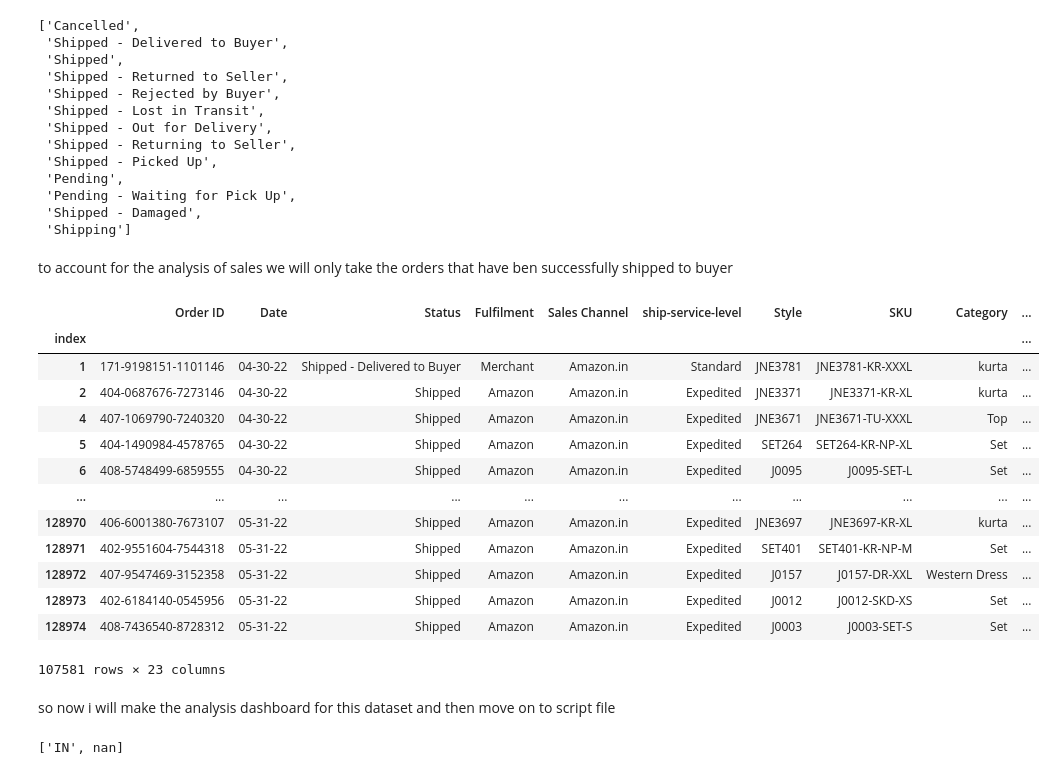
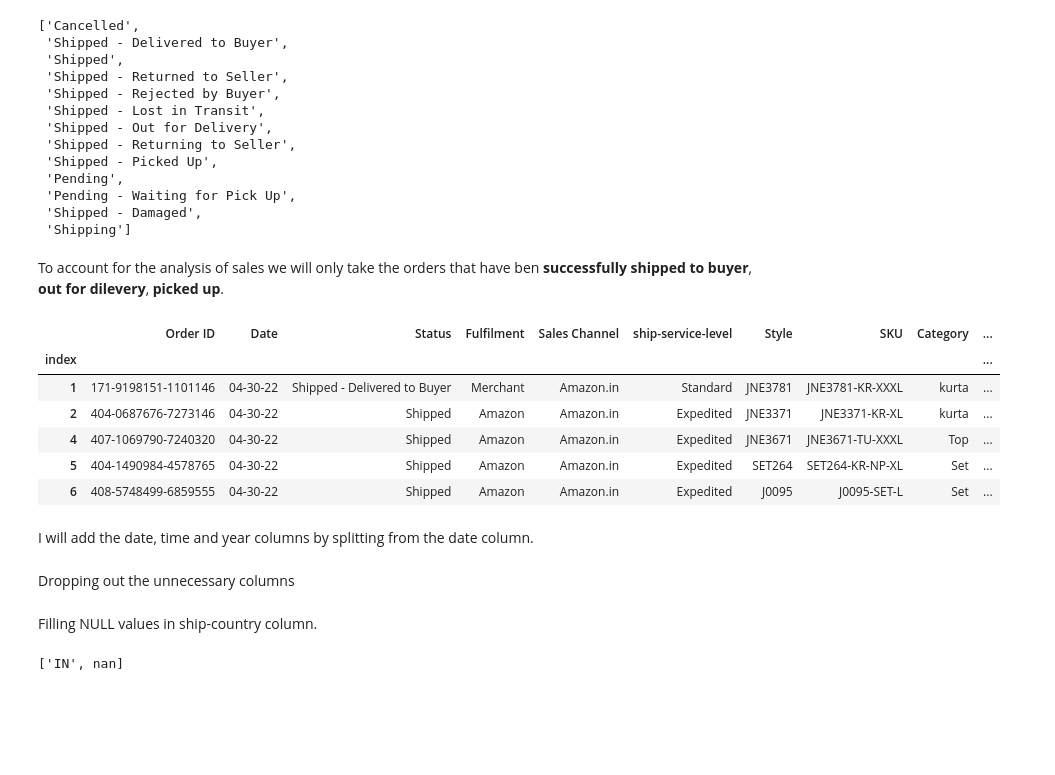
Before and after one commit to RookieCoder12/DevArena-Week-6, a Jupyter notebook: dashboard.ipynb, the cells around one changed output. Cells and saved outputs as stored; diff of their text form; code cells hidden in the pictures; blank space fills up the shorter version.

Commit message:
modified: dashboard.ipynb; structured the file and added visualizations

```diff
--- a/dashboard.ipynb
+++ b/dashboard.ipynb
@@ -86,35 +76,33 @@ df_amazon["Status"].unique().tolist()
  'Shipped - Damaged',
  'Shipping']
 # %% [markdown]
-to account for the analysis of sales we will only take the orders that have ben successfully shipped to buyer
+<p>
+To account for the analysis of sales we will only take the orders that have ben <b>successfully shipped to buyer</b>, <b>out for dilevery</b>, <b>picked up</b>.
 # %%
 df_amazon_sales_completed = df_amazon[ (df_amazon["Status"]=='Shipped - Delivered to Buyer') |
                                         (df_amazon["Status"]=='Shipped') |
                                         (df_amazon["Status"]=='Shipped - Out for Delivery') |
                                         (df_amazon["Status"]=='Shipped - Picked Up')]
-df_amazon_sales_completed
+df_amazon_sales_completed.head()
 # %% [output]
 |  | Order ID | Date | Status | Fulfilment | Sales Channel | ship-service-level | Style | SKU | Category | ... |
 | index |  |  |  |  |  |  |  |  |  | ... |
 | 1 | 171-9198151-1101146 | 04-30-22 | Shipped - Delivered to Buyer | Merchant | Amazon.in | Standard | JNE3781 | JNE3781-KR-XXXL | kurta | ... |
 | 2 | 404-0687676-7273146 | 04-30-22 | Shipped | Amazon | Amazon.in | Expedited | JNE3371 | JNE3371-KR-XL | kurta | ... |
 | 4 | 407-1069790-7240320 | 04-30-22 | Shipped | Amazon | Amazon.in | Expedited | JNE3671 | JNE3671-TU-XXXL | Top | ... |
 | 5 | 404-1490984-4578765 | 04-30-22 | Shipped | Amazon | Amazon.in | Expedited | SET264 | SET264-KR-NP-XL | Set | ... |
 | 6 | 408-5748499-6859555 | 04-30-22 | Shipped | Amazon | Amazon.in | Expedited | J0095 | J0095-SET-L | Set | ... |
-| ... | ... | ... | ... | ... | ... | ... | ... | ... | ... | ... |
-| 128970 | 406-6001380-7673107 | 05-31-22 | Shipped | Amazon | Amazon.in | Expedited | JNE3697 | JNE3697-KR-XL | kurta | ... |
-| 128971 | 402-9551604-7544318 | 05-31-22 | Shipped | Amazon | Amazon.in | Expedited | SET401 | SET401-KR-NP-M | Set | ... |
-| 128972 | 407-9547469-3152358 | 05-31-22 | Shipped | Amazon | Amazon.in | Expedited | J0157 | J0157-DR-XXL | Western Dress | ... |
-| 128973 | 402-6184140-0545956 | 05-31-22 | Shipped | Amazon | Amazon.in | Expedited | J0012 | J0012-SKD-XS | Set | ... |
-| 128974 | 408-7436540-8728312 | 05-31-22 | Shipped | Amazon | Amazon.in | Expedited | J0003 | J0003-SET-S | Set | ... |
-107581 rows × 23 columns
 # %% [markdown]
-so now i will make the analysis dashboard for this dataset and then move on to script file
+I will add the date, time and year columns by splitting from the date column.
 # %%
 df_amazon_sales_completed[["Month", "Day", "Year"]] = df_amazon_sales_completed["Date"].str.split("-", expand=True)
 df_amazon_sales_completed.drop(["Date"], axis="columns", inplace=True)
+# %% [markdown]
+Dropping out the unnecessary columns
 # %%
 df_amazon_sales_completed.drop(["promotion-ids", "Unnamed: 22"], axis="columns", inplace=True)
+# %% [markdown]
+Filling NULL values in ship-country column.
 # %%
 df_amazon_sales_completed["ship-country"].unique().tolist()
 # %% [output]
```
Also changed, not shown: parts of 24 cells of this notebook.
